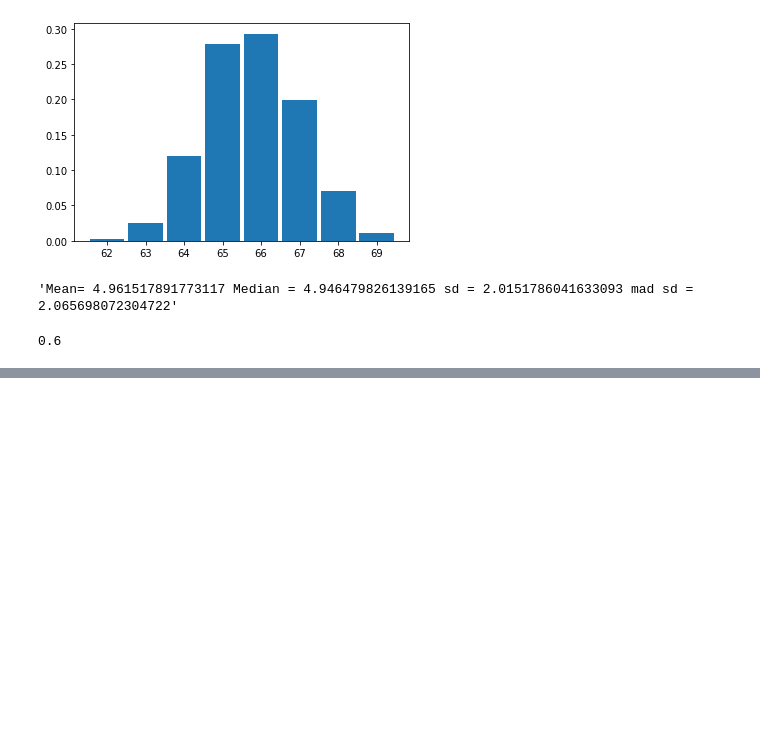
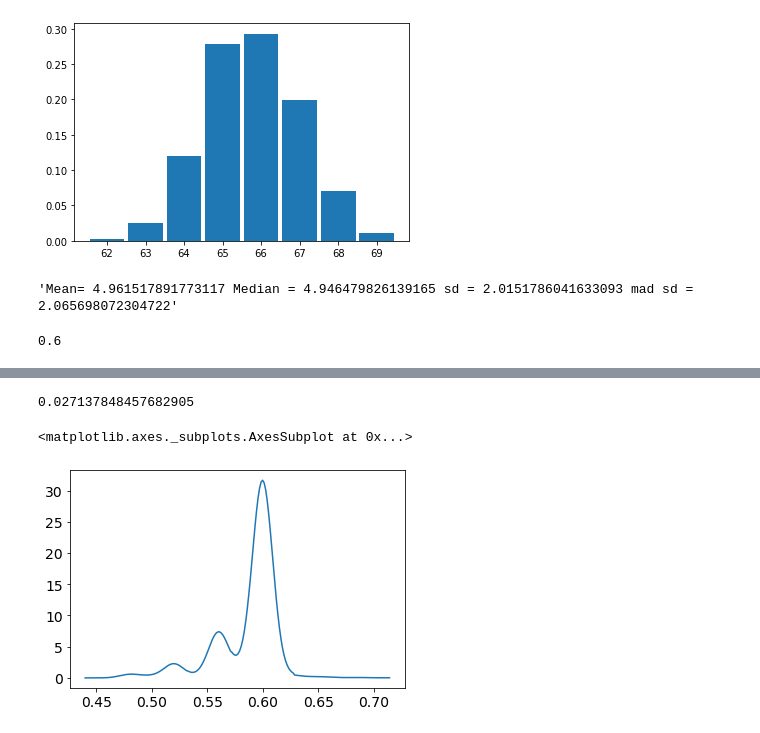
Before and after one commit to bambinos/educational-resources, a Jupyter notebook: ROS/Chapter_5.ipynb, the cells around one changed output, grey strips where cells are left out. Drawn from its saved outputs; the diff is of its cells as text; code cells hidden in the pictures; blank space fills up the shorter version.

```diff
--- a/ROS/Chapter_5.ipynb
+++ b/ROS/Chapter_5.ipynb
@@ -183,0 +191,7 @@ az.plot_dist(output, kind="hist")
+# %%
+print(output.std())
+az.plot_dist(output)
+# %% [output]
+0.027137848457682905
+<matplotlib.axes._subplots.AxesSubplot at 0x...>
+[figure, added]
```
Also changed, not shown: parts of 2 cells of this notebook.
